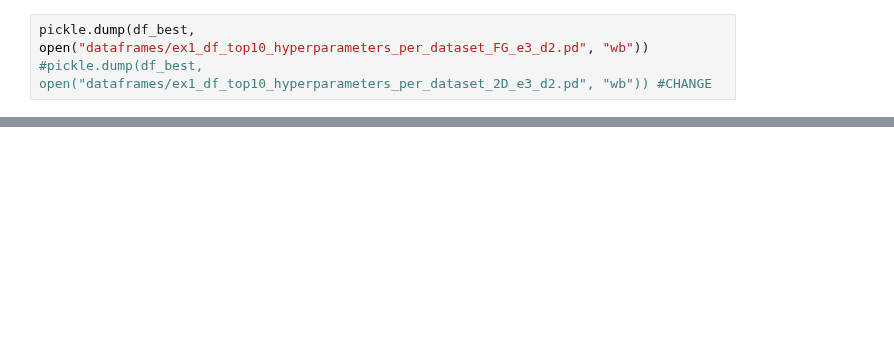
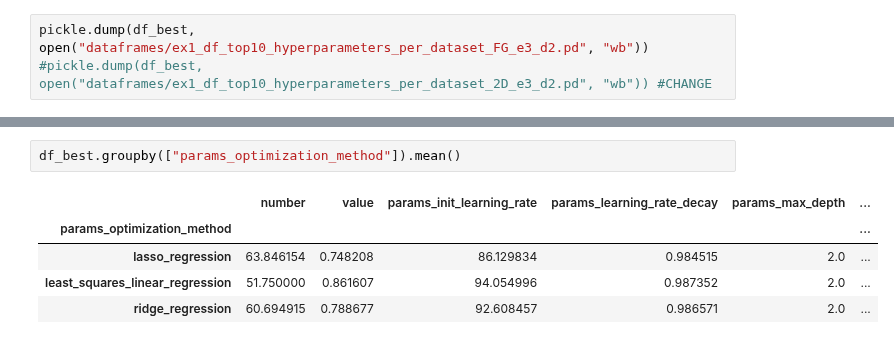
Before and after one commit to simsal0r/mixture-of-decision-trees, a Jupyter notebook: benchmarks/analysis_ex1_hyperparameters.ipynb, the cells around one changed output, grey strips where cells are left out. Drawn from its saved outputs; the diff is of its cells as text; blank space fills up the shorter version.

```diff
--- a/benchmarks/analysis_ex1_hyperparameters.ipynb
+++ b/benchmarks/analysis_ex1_hyperparameters.ipynb
@@ -149,3 +142,11 @@ df_best.groupby(["params_optimization_method"]).median()
+# %%
+df_best.groupby(["params_optimization_method"]).mean()
+# %% [output]
+|  | number | value | params_init_learning_rate | params_learning_rate_decay | params_max_depth | ... |
+| params_optimization_method |  |  |  |  |  | ... |
+| lasso_regression | 63.846154 | 0.748208 | 86.129834 | 0.984515 | 2.0 | ... |
+| least_squares_linear_regression | 51.750000 | 0.861607 | 94.054996 | 0.987352 | 2.0 | ... |
+| ridge_regression | 60.694915 | 0.788677 | 92.608457 | 0.986571 | 2.0 | ... |
 # %%
 df_best["params_use_2_dim_gate_based_on"].value_counts()
 # %% [output]
```
Also changed, not shown: parts of 9 cells of this notebook, 3 other files.
